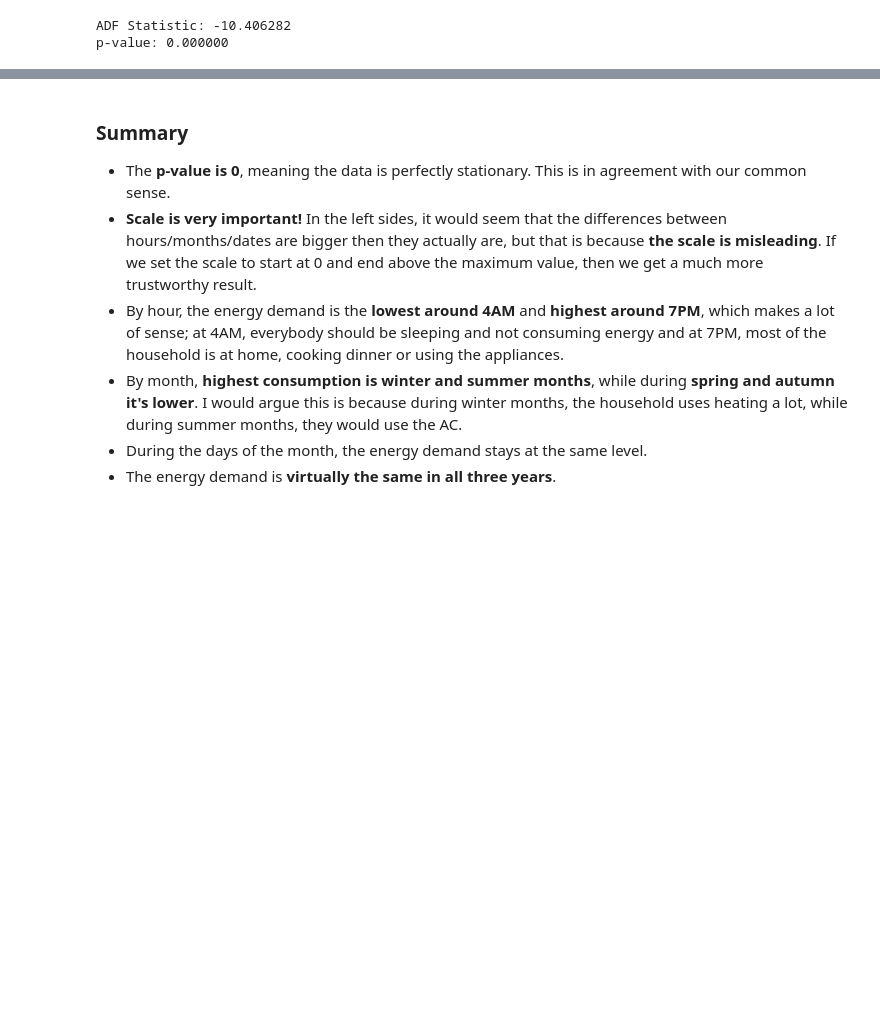
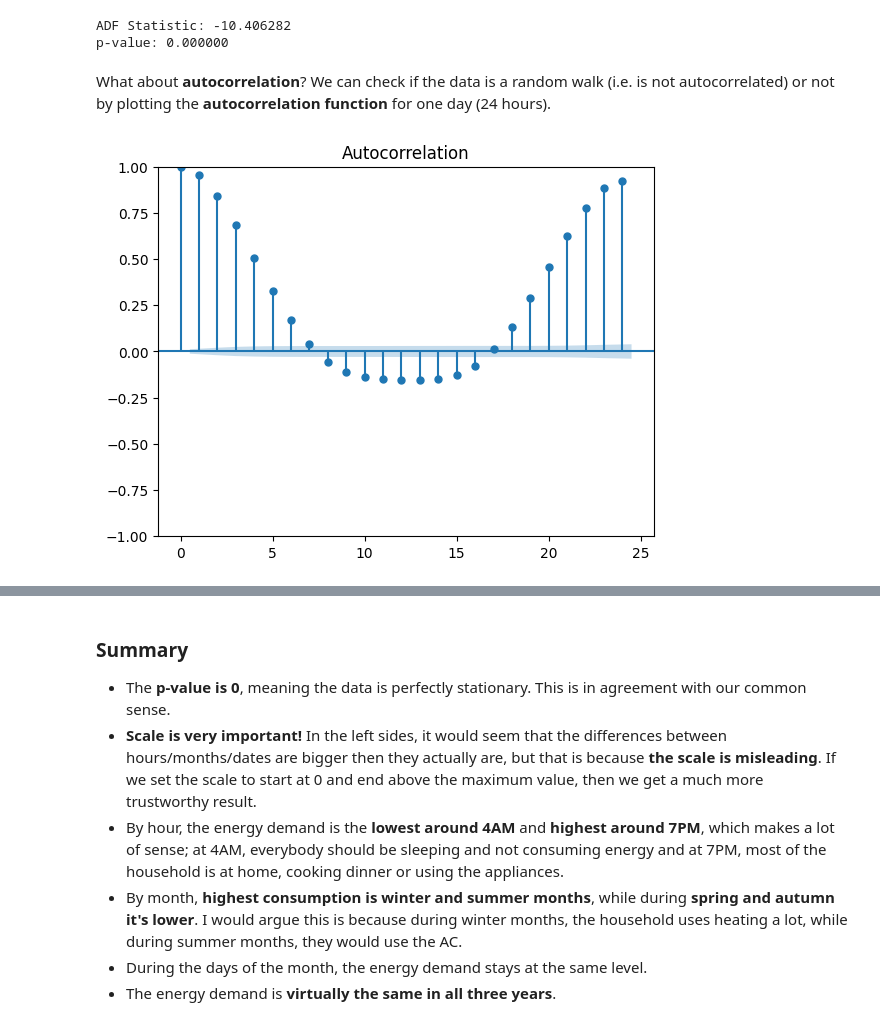
Before and after one commit to stepazel/BankDataAnalysis, a Jupyter notebook: timeseries.ipynb, the cells around one changed output, grey strips where cells are left out. Drawn from its saved outputs; the diff is of its cells as text; code cells hidden in the pictures; blank space fills up the shorter version.

```diff
--- a/timeseries.ipynb
+++ b/timeseries.ipynb
@@ -151,3 +156,10 @@ print('p-value: %f' % result[1])
 # %% [output]
 ADF Statistic: -10.406282
 p-value: 0.000000
+# %% [markdown]
+What about **autocorrelation**? We can check if the data is a random walk (i.e. is not autocorrelated) or not by plotting the **autocorrelation function** for one day (24 hours).
+# %%
+from statsmodels.graphics.tsaplots import plot_acf
+plot_acf(df['Load'], lags=24);
+# %% [output]
+[figure, added]
```
Also changed, not shown: parts of 45 cells of this notebook, 1 other file.
